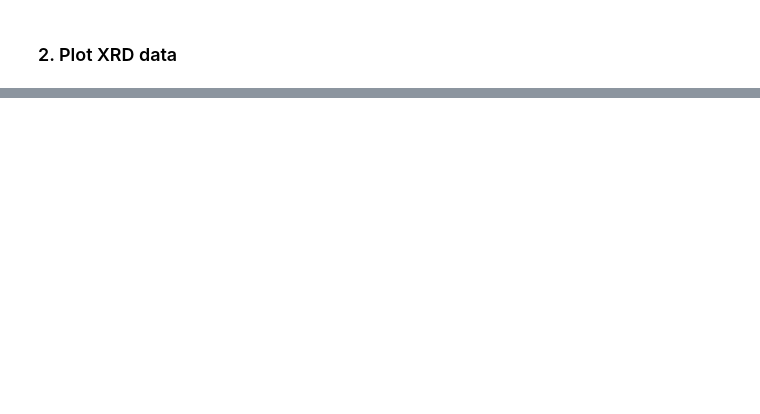
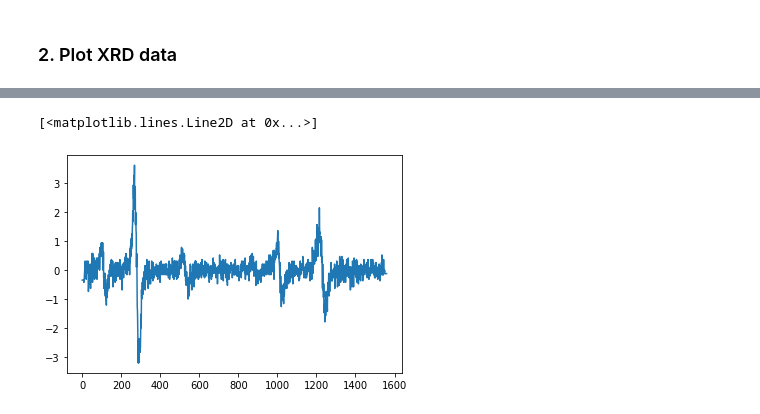
Before and after one commit to Dailehit/nanoQSAR, a Jupyter notebook: notebooks/2. QSAR_XRD.ipynb, the cells around one changed output, grey strips where cells are left out. Drawn from its saved outputs; the diff is of its cells as text; code cells hidden in the pictures; blank space fills up the shorter version.

```diff
--- a/notebooks/2. QSAR_XRD.ipynb
+++ b/notebooks/2. QSAR_XRD.ipynb
@@ -233,0 +273,5 @@ sns.lineplot(x='x', y='savgol', data=df)
+# %%
+plt.plot(np.diff(df.savgol,n=1))
+# %% [output]
+[<matplotlib.lines.Line2D at 0x...>]
+[figure, added]
```
Also changed, not shown: parts of 29 cells of this notebook, 2 other files.
